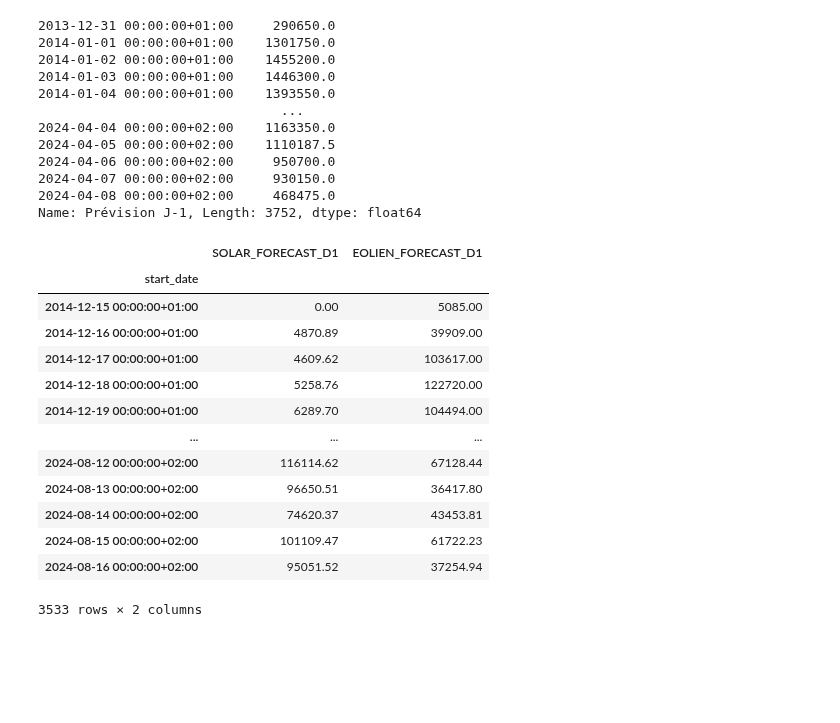
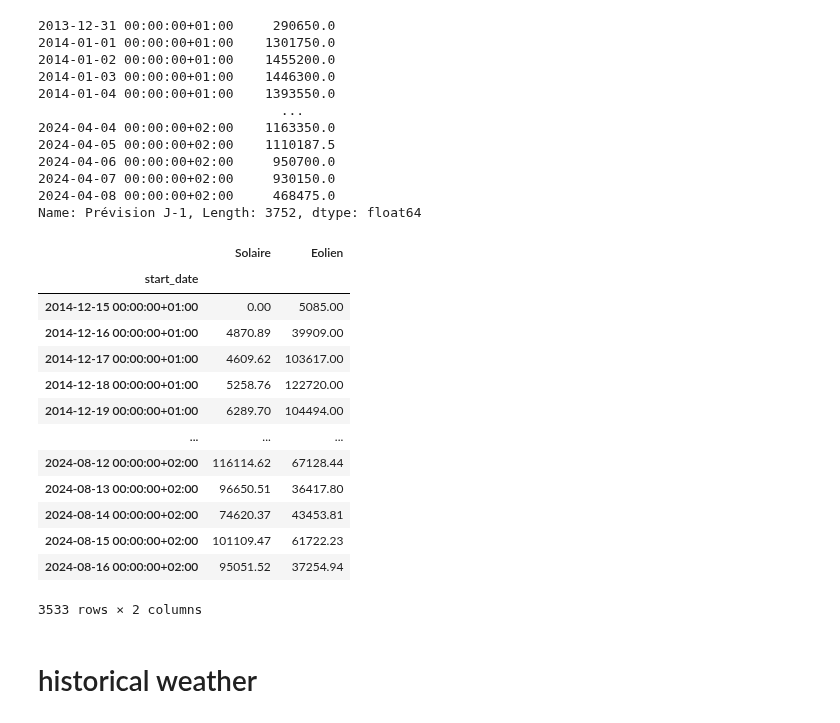
Before and after one commit to GreenForecast-Squad/energetic-stress-production, a Jupyter notebook: notebooks/datascience/tempo_predictor.ipynb, the cells around one changed output. Cells and saved outputs as stored; diff of their text form; code cells hidden in the pictures; blank space fills up the shorter version.

```diff
--- a/notebooks/datascience/tempo_predictor.ipynb
+++ b/notebooks/datascience/tempo_predictor.ipynb
@@ -104,10 +129,11 @@ Name: Prévision J-1, Length: 3752, dtype: float64
 # %%
 origin = production_forcasted.index[0]+ pd.DateOffset(hour=6, minute=0)
 daily_production = production_forcasted.resample("1D", origin=origin).sum()
 daily_production.index = daily_production.index + pd.DateOffset(hour=0)
+daily_production.rename(columns={"SOLAR_FORECAST_D1": "Solaire", "EOLIEN_FORECAST_D1": "Eolien"}, inplace=True)
 daily_production
 # %% [output]
-|  | SOLAR_FORECAST_D1 | EOLIEN_FORECAST_D1 |
+|  | Solaire | Eolien |
 | start_date |  |  |
 | 2014-12-15 00:00:00+01:00 | 0.00 | 5085.00 |
 | 2014-12-16 00:00:00+01:00 | 4870.89 | 39909.00 |
@@ -123,0 +160,2 @@ daily_production
+# %% [markdown]
+# historical weather
```
Also changed, not shown: parts of 37 cells of this notebook, 4 other files.
